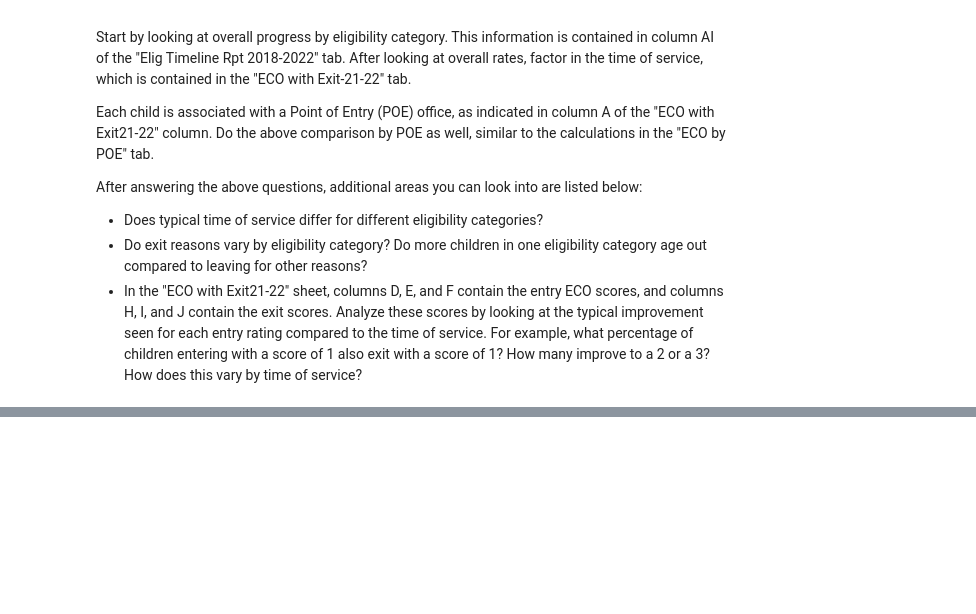
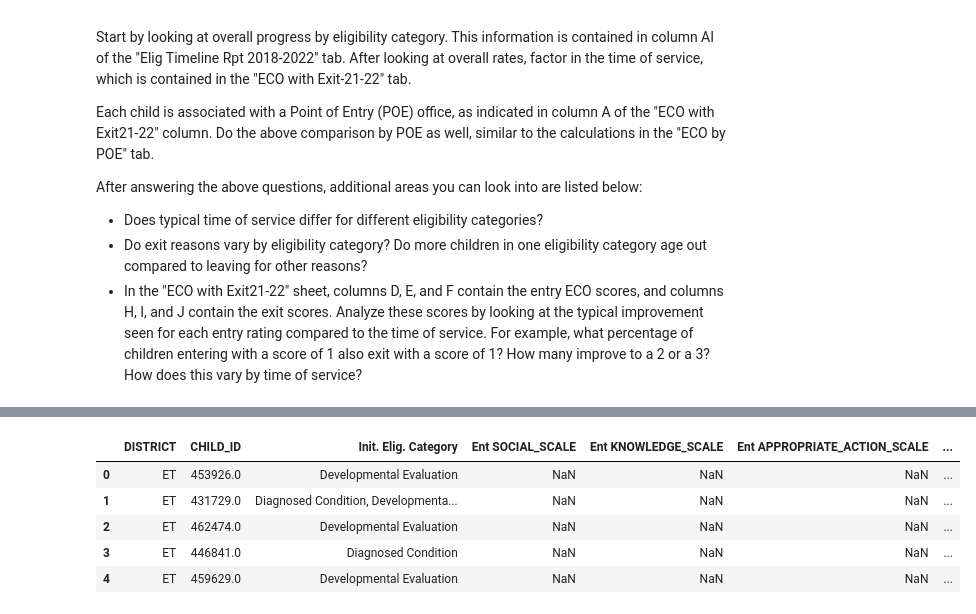
Before and after one commit to NSS-Data-Analytics-Cohort-7/didd-newbalancesonthebloc, a Jupyter notebook: Notebook/DIDD_partner_project.ipynb, the cells around one changed output, grey strips where cells are left out. Cells and saved outputs as stored; diff of their text form; code cells hidden in the pictures; blank space fills up the shorter version.

Commit message:
merge

```diff
--- a/Notebook/DIDD_partner_project.ipynb
+++ b/Notebook/DIDD_partner_project.ipynb
@@ -35,2 +71,4 @@ elig
+# %%
+elig.rename(columns = {'Child ID':'CHILD_ID', 'District': 'DISTRICT'}, inplace=True)
 # %%
 elig.head()
@@ -38,0 +110,3 @@ eco.head()
+# %%
+elig_essential = elig[['DISTRICT', 'CHILD_ID', 'Init. Elig. Category']]
+elig_essential.head()
@@ -38,0 +132,10 @@ eco.head()
+# %%
+essentials_1 = pd.merge(elig_essential, eco_essential, on=['CHILD_ID', 'DISTRICT'], how = 'outer')
+essentials_1.head()
+# %% [output]
+|  | DISTRICT | CHILD_ID | Init. Elig. Category | Ent SOCIAL_SCALE | Ent KNOWLEDGE_SCALE | Ent APPROPRIATE_ACTION_SCALE | ... |
+| 0 | ET | 453926.0 | Developmental Evaluation | NaN | NaN | NaN | ... |
+| 1 | ET | 431729.0 | Diagnosed Condition, Developmenta... | NaN | NaN | NaN | ... |
+| 2 | ET | 462474.0 | Developmental Evaluation | NaN | NaN | NaN | ... |
+| 3 | ET | 446841.0 | Diagnosed Condition | NaN | NaN | NaN | ... |
+| 4 | ET | 459629.0 | Developmental Evaluation | NaN | NaN | NaN | ... |
```
Also changed, not shown: parts of 29 cells of this notebook.
